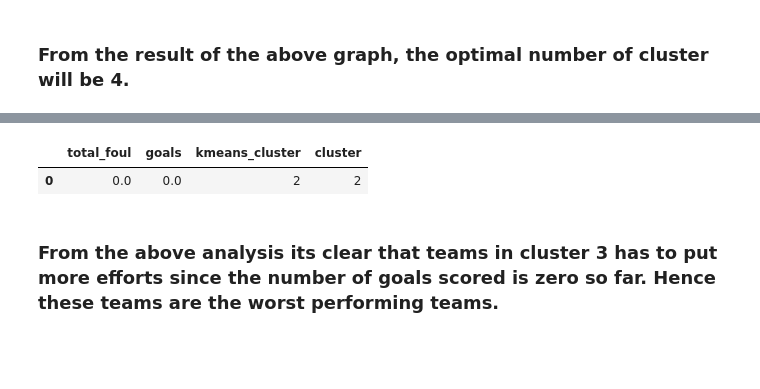
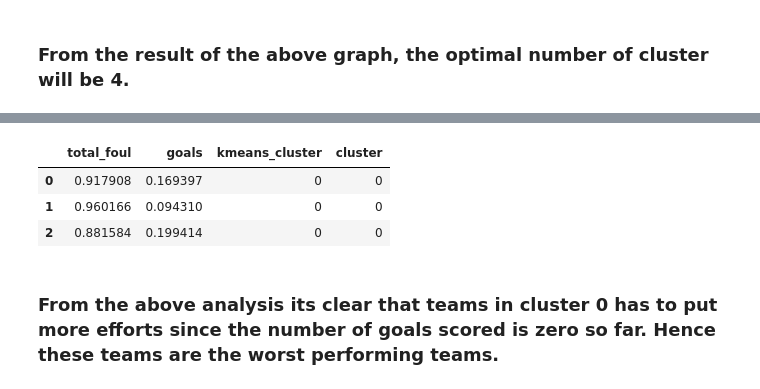
Before and after one commit to Karishma-Kuria/ML-Assignment3-Fractal-Clustering, a Jupyter notebook: ML_Assisnment3_Fractal_Clustering.ipynb, the cells around one changed output, grey strips where cells are left out. Saved outputs shown, nothing was run; the diff lists cells and outputs as text; code cells hidden in the pictures; blank space fills up the shorter version.

```diff
--- a/ML_Assisnment3_Fractal_Clustering.ipynb
+++ b/ML_Assisnment3_Fractal_Clustering.ipynb
@@ -916,9 +945,11 @@ plot_kmean(second_iteration_worst_team)
 # %%
-third_iteration_data = second_iteration_worst_team.query("cluster == 2").reset_index(drop=True)
+third_iteration_data = second_iteration_worst_team.query("cluster == 0").reset_index(drop=True)
 
 third_iteration_data
 # %% [output]
 |  | total_foul | goals | kmeans_cluster | cluster |
-| 0 | 0.0 | 0.0 | 2 | 2 |
+| 0 | 0.917908 | 0.169397 | 0 | 0 |
+| 1 | 0.960166 | 0.094310 | 0 | 0 |
+| 2 | 0.881584 | 0.199414 | 0 | 0 |
 # %% [markdown]
-### **From the above analysis its clear that teams in cluster 3 has to put more efforts since the number of goals scored is zero so far. Hence these teams are the worst performing teams.**
+### **From the above analysis its clear that teams in cluster 0 has to put more efforts since the number of goals scored is zero so far. Hence these teams are the worst performing teams.**
```
Also changed, not shown: parts of 32 cells of this notebook.
